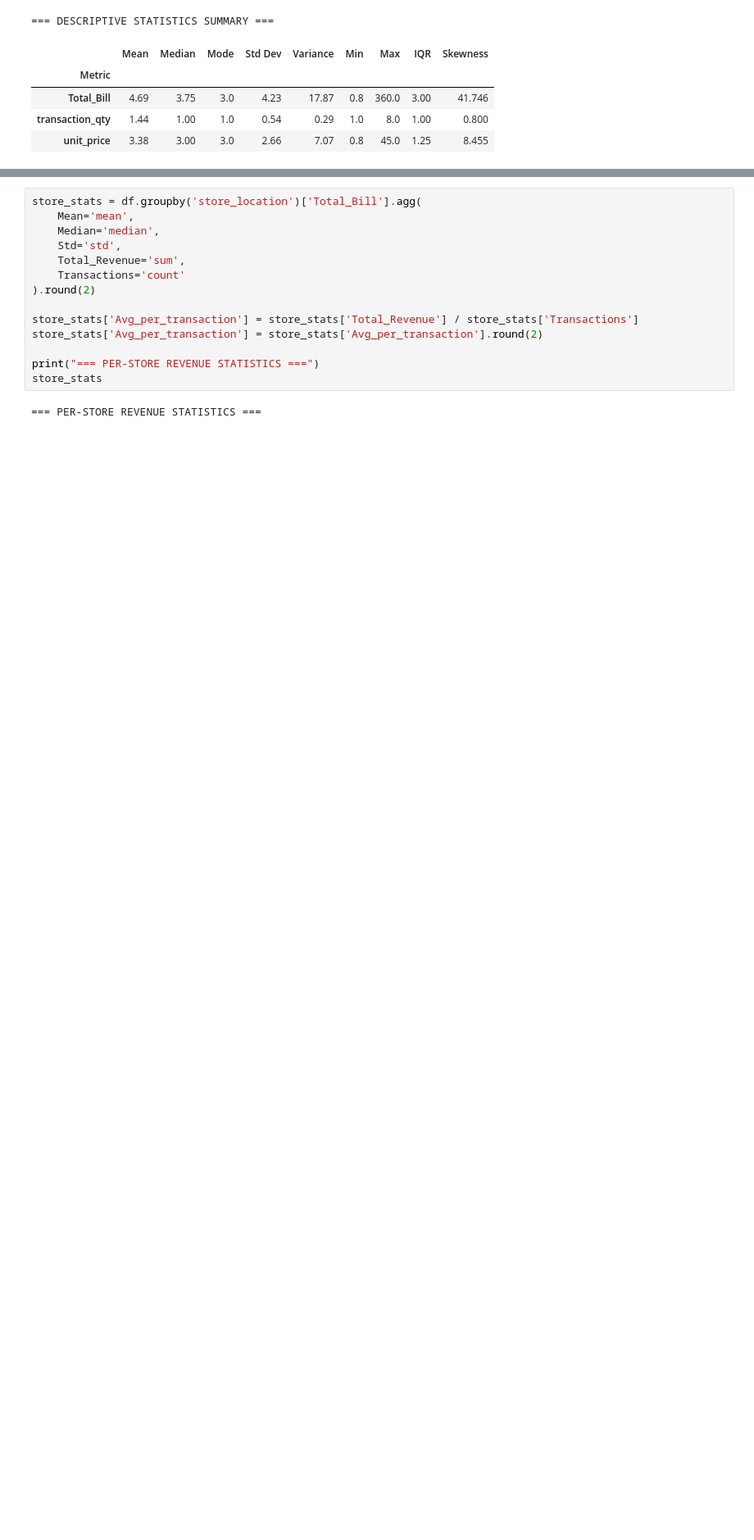
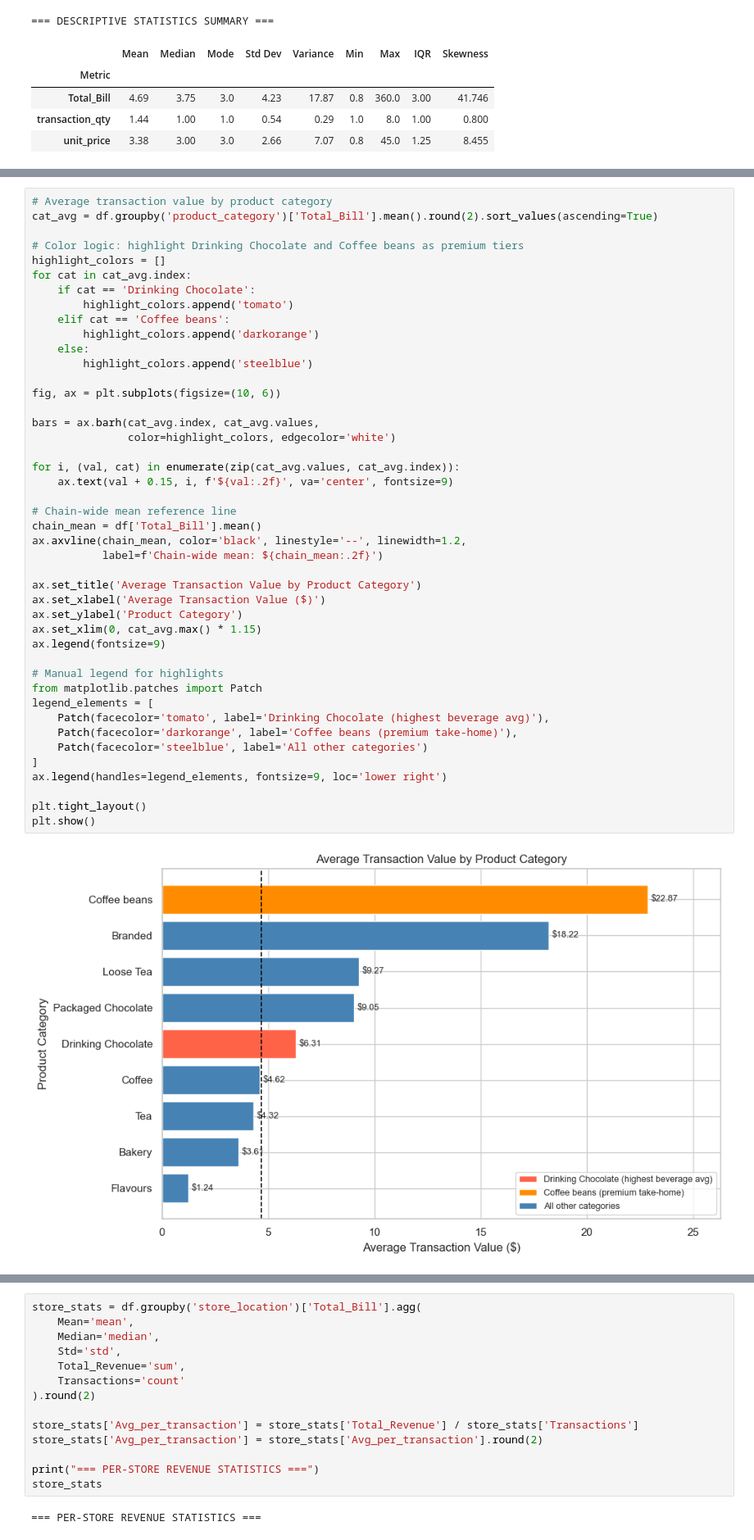
Before and after one commit to Matthieu-Blue-Montecillo/Business-Analytics-Final-Project, a Jupyter notebook: eda/myenv/src/Coffee.ipynb, the cells around one changed output, grey strips where cells are left out. Shown at 82% size. Saved outputs shown, nothing was run; the diff lists cells and outputs as text; blank space fills up the shorter version.

```diff
--- a/eda/myenv/src/Coffee.ipynb
+++ b/eda/myenv/src/Coffee.ipynb
@@ -389,0 +459,46 @@ plt.show()
+# %%
+# Average transaction value by product category
+cat_avg = df.groupby('product_category')['Total_Bill'].mean().round(2).sort_values(ascending=True)
+
+# Color logic: highlight Drinking Chocolate and Coffee beans as premium tiers
+highlight_colors = []
+for cat in cat_avg.index:
+    if cat == 'Drinking Chocolate':
+        highlight_colors.append('tomato')
+    elif cat == 'Coffee beans':
+        highlight_colors.append('darkorange')
+    else:
+        highlight_colors.append('steelblue')
+
+fig, ax = plt.subplots(figsize=(10, 6))
+
+bars = ax.barh(cat_avg.index, cat_avg.values,
+               color=highlight_colors, edgecolor='white')
+
+for i, (val, cat) in enumerate(zip(cat_avg.values, cat_avg.index)):
+    ax.text(val + 0.15, i, f'${val:.2f}', va='center', fontsize=9)
+
+# Chain-wide mean reference line
+chain_mean = df['Total_Bill'].mean()
+ax.axvline(chain_mean, color='black', linestyle='--', linewidth=1.2,
+           label=f'Chain-wide mean: ${chain_mean:.2f}')
+
+ax.set_title('Average Transaction Value by Product Category')
+ax.set_xlabel('Average Transaction Value ($)')
+ax.set_ylabel('Product Category')
+ax.set_xlim(0, cat_avg.max() * 1.15)
+ax.legend(fontsize=9)
+
+# Manual legend for highlights
+from matplotlib.patches import Patch
+legend_elements = [
+    Patch(facecolor='tomato', label='Drinking Chocolate (highest beverage avg)'),
+    Patch(facecolor='darkorange', label='Coffee beans (premium take-home)'),
+    Patch(facecolor='steelblue', label='All other categories')
+]
+ax.legend(handles=legend_elements, fontsize=9, loc='lower right')
+
+plt.tight_layout()
+plt.show()
+# %% [output]
+[figure, added]
```
Also changed, not shown: parts of 76 cells of this notebook.
